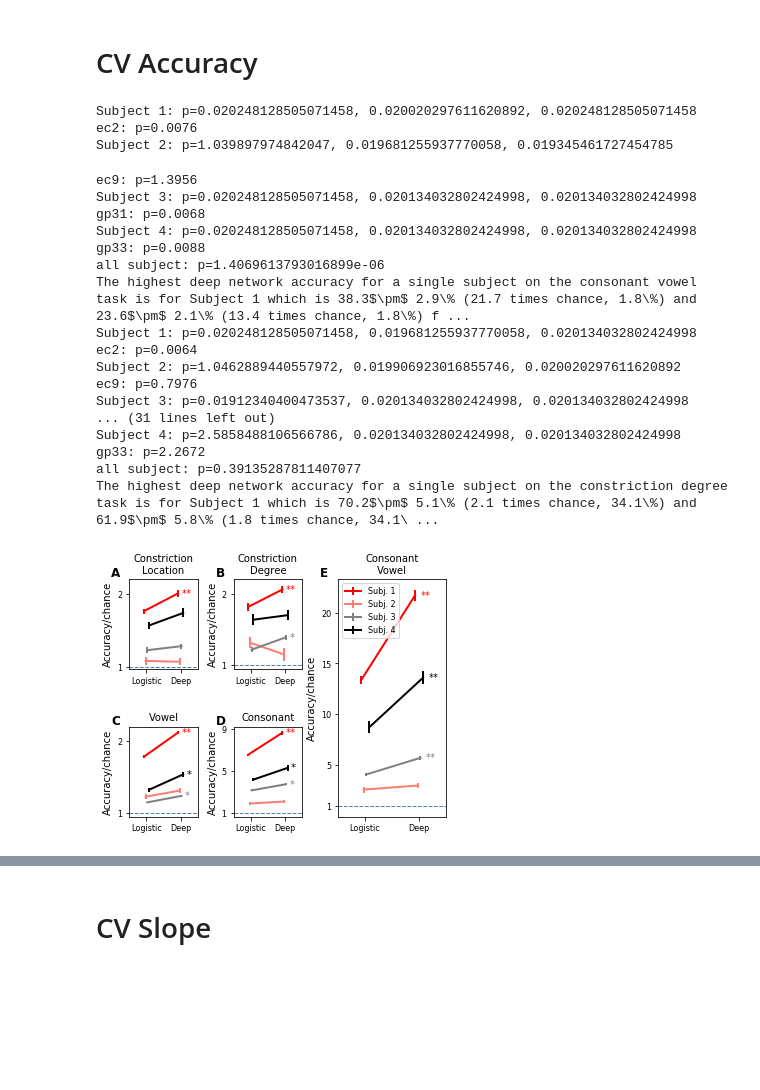
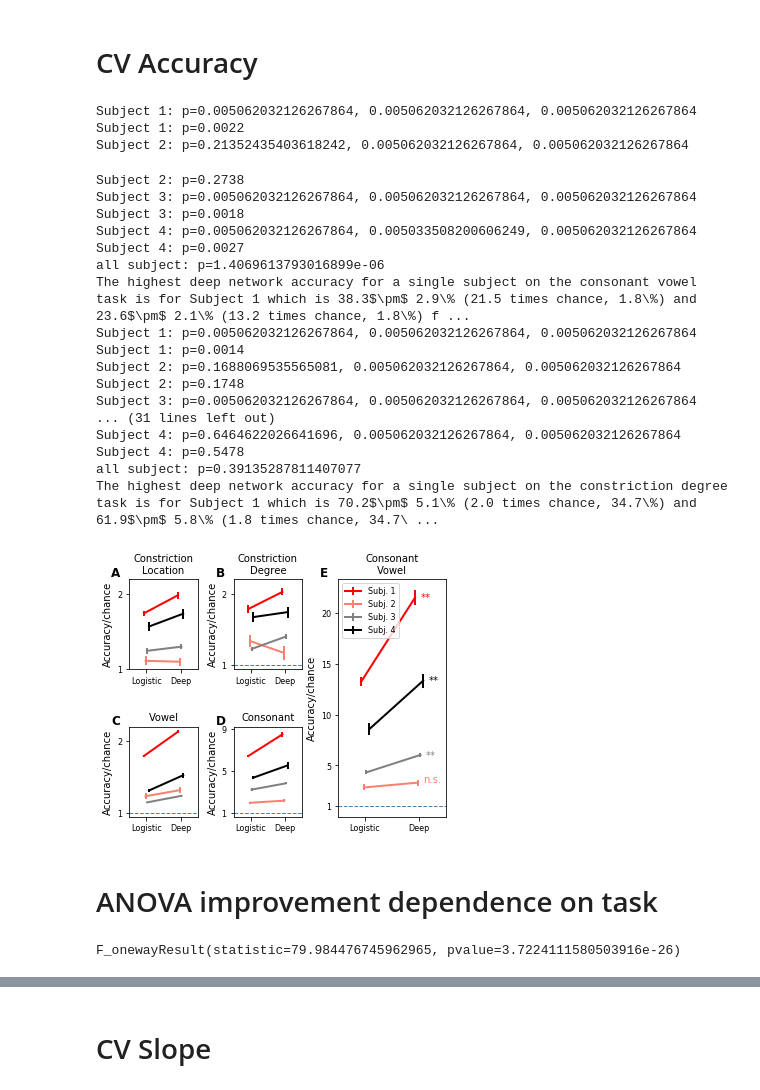
Before and after one commit to BouchardLab/cv_paper_plots, a Jupyter notebook: accuracy_slope/accuracy_slope.ipynb, the cells around one changed output, grey strips where cells are left out. Cells and saved outputs as stored; diff of their text form; code cells hidden in the pictures; blank space fills up the shorter version.

```diff
--- a/accuracy_slope/accuracy_slope.ipynb
+++ b/accuracy_slope/accuracy_slope.ipynb
@@ -76,51 +80,54 @@ ax_cv = f.add_axes([1. - re - cv_w, be, cv_w, big_h])
 
 key = fracs[-1]
 
-accuracy.plot_cv_accuracy(subjects, deep_all[key], linear_all[key], chance[0, :, -1], ax_cv, legend=True)
+accuracy.plot_cv_accuracy(subjects, deep_all[key], linear_all[key], chance[0, :, -1], ax_cv, legend=True,
+                          show_significance=True)
 
 accuracy.plot_cv_accuracy(subjects, other_deep_accuracy['c'], other_linear_accuracy['c'],
                           chance[1, :, -1], ax_c, 'Consonant', False, ymax=9.2)
 accuracy.plot_cv_accuracy(subjects, other_deep_accuracy['v'], other_linear_accuracy['v'],
                           chance[2, :, -1], ax_v, 'Vowel', False, ymax=2.2)
 
 accuracy.plot_cv_accuracy(subjects, other_deep_accuracy['p'], other_linear_accuracy['p'],
                           chance[3, :, -1], ax_p, 'Constriction\nLocation', False, ymax=2.2)
 accuracy.plot_cv_accuracy(subjects, other_deep_accuracy['m'], other_linear_accuracy['m'],
                           chance[4, :, -1], ax_m, 'Constriction\nDegree', False, ymax=2.2)
 
 x0 = le - .05
 y0 = p_m_y + little_h + .01
 x1 = le + w + h_gap - .05
 y1 = be + little_h + .01
 x2 = 1. - re - cv_w - .05
 
 f.text(x0, y0, 'A', **letter_fontstyle)
 f.text(x1, y0, 'B', **letter_fontstyle)
 f.text(x0, y1, 'C', **letter_fontstyle)
 f.text(x1, y1, 'D', **letter_fontstyle)
 f.text(x2, y0, 'E', **letter_fontstyle)
 
 plt.savefig(os.path.join(os.environ['HOME'], 'Downloads/accuracy.pdf'))
 plt.savefig(os.path.join(os.environ['HOME'], 'Downloads/accuracy.png'), dpi=300)
 # %% [output]
-Subject 1: p=0.020248128505071458, 0.020020297611620892, 0.020248128505071458
-ec2: p=0.0076
-Subject 2: p=1.039897974842047, 0.019681255937770058, 0.019345461727454785
+Subject 1: p=0.005062032126267864, 0.005062032126267864, 0.005062032126267864
+Subject 1: p=0.0022
+Subject 2: p=0.21352435403618242, 0.005062032126267864, 0.005062032126267864
-ec9: p=1.3956
-Subject 3: p=0.020248128505071458, 0.020134032802424998, 0.020134032802424998
-gp31: p=0.0068
-Subject 4: p=0.020248128505071458, 0.020134032802424998, 0.020134032802424998
-gp33: p=0.0088
+Subject 2: p=0.2738
+Subject 3: p=0.005062032126267864, 0.005062032126267864, 0.005062032126267864
+Subject 3: p=0.0018
+Subject 4: p=0.005062032126267864, 0.005033508200606249, 0.005062032126267864
+Subject 4: p=0.0027
 all subject: p=1.4069613793016899e-06
-The highest deep network accuracy for a single subject on the consonant vowel task is for Subject 1 which is 38.3$\pm$ 2.9\% (21.7 times chance, 1.8\%) and 23.6$\pm$ 2.1\% (13.4 times chance, 1.8\%) f ...
-Subject 1: p=0.020248128505071458, 0.019681255937770058, 0.020134032802424998
-ec2: p=0.0064
-Subject 2: p=1.0462889440557972, 0.019906923016855746, 0.020020297611620892
-ec9: p=0.7976
-Subject 3: p=0.01912340400473537, 0.020134032802424998, 0.020134032802424998
+The highest deep network accuracy for a single subject on the consonant vowel task is for Subject 1 which is 38.3$\pm$ 2.9\% (21.5 times chance, 1.8\%) and 23.6$\pm$ 2.1\% (13.2 times chance, 1.8\%) f ...
+Subject 1: p=0.005062032126267864, 0.005062032126267864, 0.005062032126267864
+Subject 1: p=0.0014
+Subject 2: p=0.1688069535565081, 0.005062032126267864, 0.005062032126267864
+Subject 2: p=0.1748
+Subject 3: p=0.005062032126267864, 0.005062032126267864, 0.005062032126267864
 ... (31 lines left out)
-Subject 4: p=2.5858488106566786, 0.020134032802424998, 0.020134032802424998
-gp33: p=2.2672
+Subject 4: p=0.6464622026641696, 0.005062032126267864, 0.005062032126267864
+Subject 4: p=0.5478
 all subject: p=0.39135287811407077
-The highest deep network accuracy for a single subject on the constriction degree task is for Subject 1 which is 70.2$\pm$ 5.1\% (2.1 times chance, 34.1\%) and 61.9$\pm$ 5.8\% (1.8 times chance, 34.1\ ...
+The highest deep network accuracy for a single subject on the constriction degree task is for Subject 1 which is 70.2$\pm$ 5.1\% (2.0 times chance, 34.7\%) and 61.9$\pm$ 5.8\% (1.8 times chance, 34.7\ ...
-[figure, old version]
+[figure, new version]
+# %% [markdown]
+# ANOVA improvement dependence on task
@@ -126,0 +155,4 @@ The highest deep network accuracy for a single subject on the constriction degre
+# %%
+stats.f_oneway(cv_diffs, c_diffs, other_diffs)
+# %% [output]
+F_onewayResult(statistic=79.984476745962965, pvalue=3.7224111580503916e-26)
```
Also changed, not shown: parts of 8 cells of this notebook, 4 other files.
